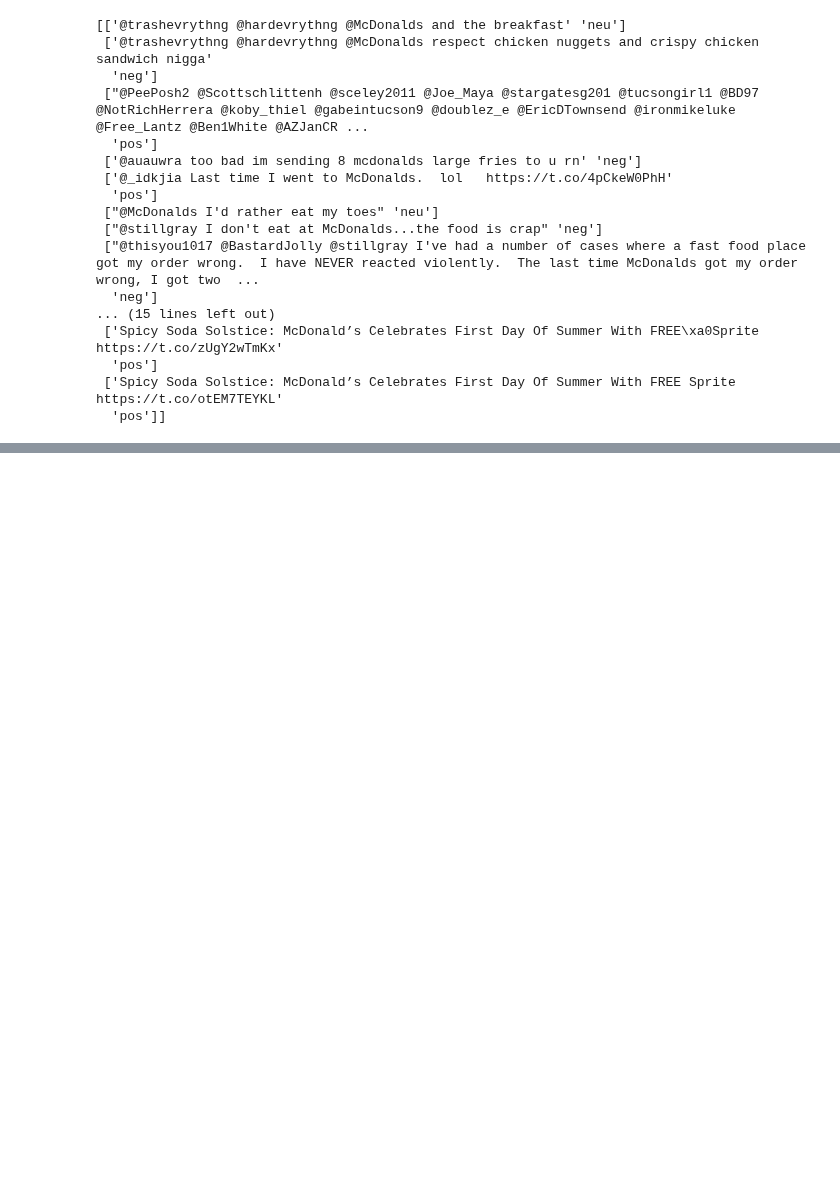
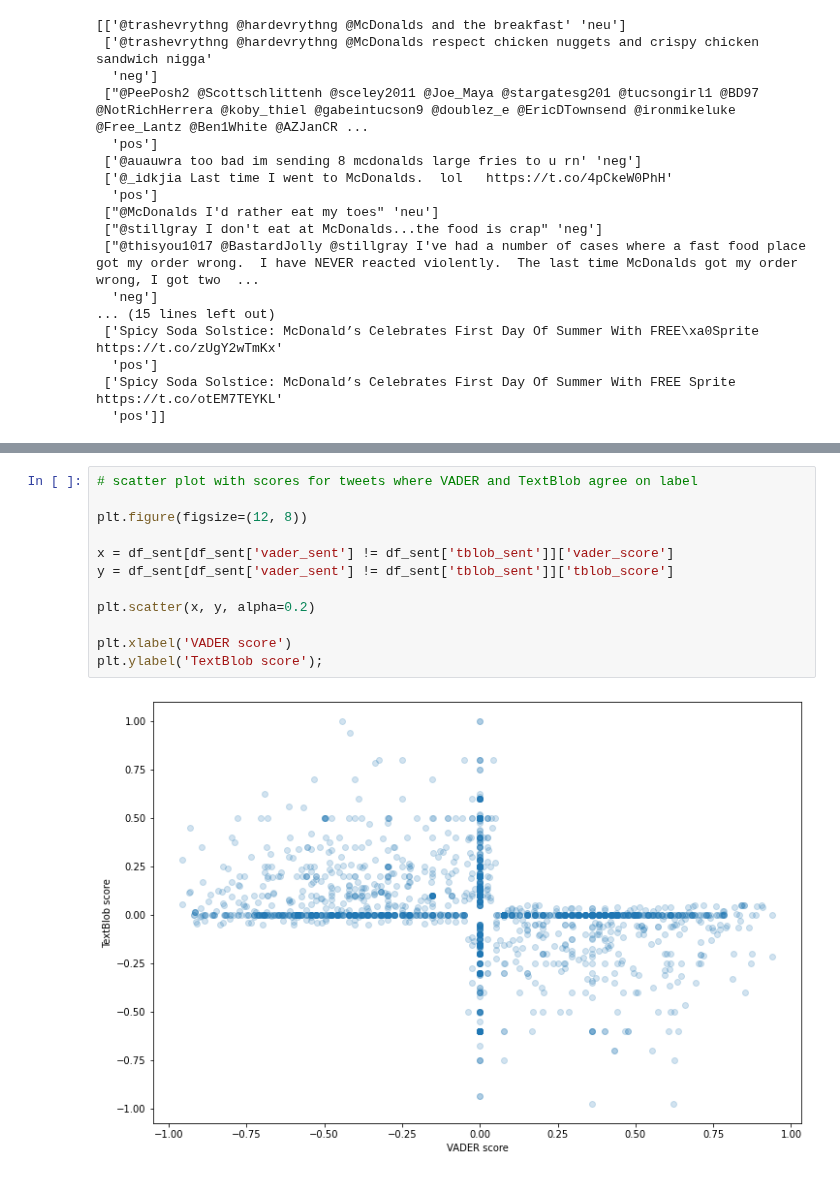
Before and after one commit to polltter/share, a Jupyter notebook: notebooks/sentiment_analysis_EN.ipynb, the cells around one changed output, grey strips where cells are left out. Drawn from its saved outputs; the diff is of its cells as text; blank space fills up the shorter version.

```diff
--- a/notebooks/sentiment_analysis_EN.ipynb
+++ b/notebooks/sentiment_analysis_EN.ipynb
@@ -958,0 +1212,14 @@ print(df_tblob[['text', 'label']][0:20].values)
+# %%
+# scatter plot with scores for tweets where VADER and TextBlob agree on label
+
+plt.figure(figsize=(12, 8))
+
+x = df_sent[df_sent['vader_sent'] != df_sent['tblob_sent']]['vader_score']
+y = df_sent[df_sent['vader_sent'] != df_sent['tblob_sent']]['tblob_score']
+
+plt.scatter(x, y, alpha=0.2)
+
+plt.xlabel('VADER score')
+plt.ylabel('TextBlob score');
+# %% [output]
+[figure, added]
```
Also changed, not shown: parts of 38 cells of this notebook.
